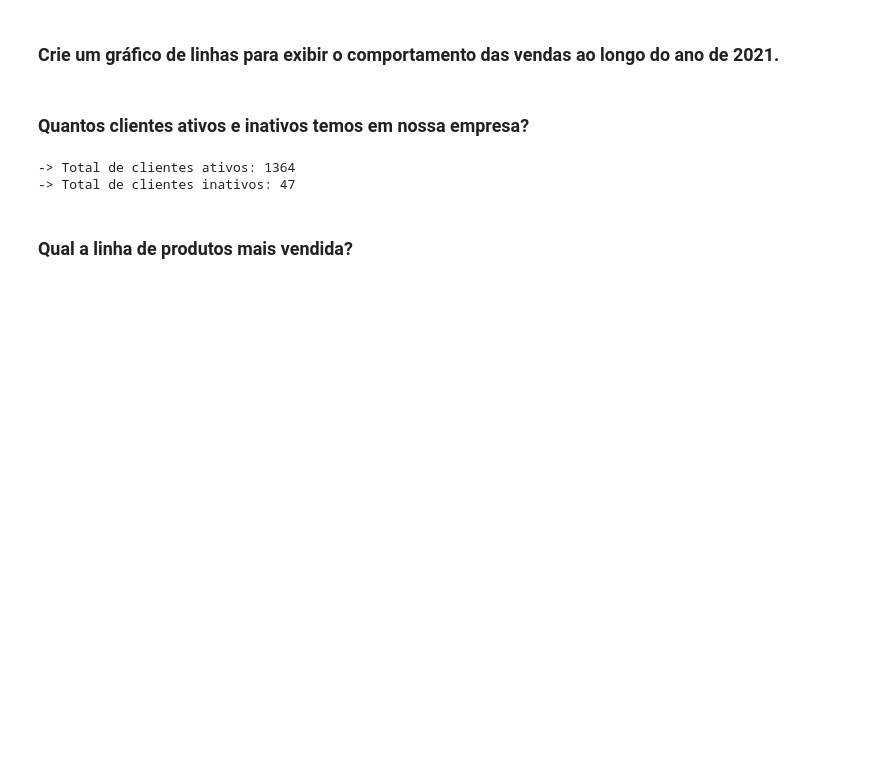
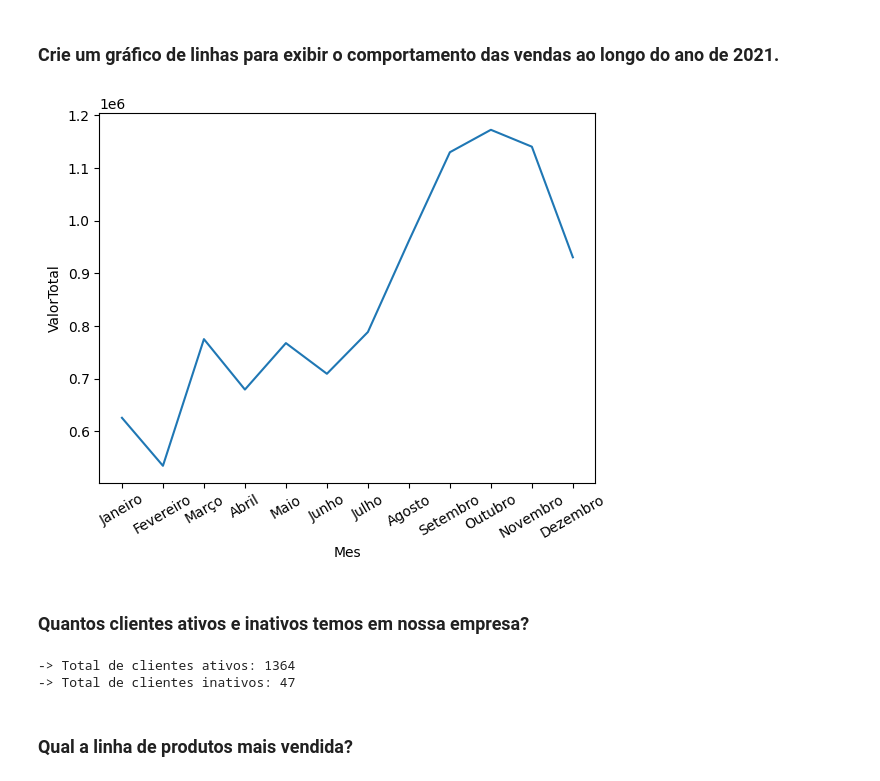
Before and after one commit to marcellu-s/SENAI-Fundamentos-BigData-Python, a Jupyter notebook: Desafio/codes/Análise Exploratória.ipynb, the cells around one changed output. Saved outputs shown, nothing was run; the diff lists cells and outputs as text; code cells hidden in the pictures; blank space fills up the shorter version.

Commit message:
:sparkles: Nova aula

```diff
--- a/Desafio/codes/Análise Exploratória.ipynb
+++ b/Desafio/codes/Análise Exploratória.ipynb
@@ -13,4 +12,6 @@ import re
 all_filenames = os.listdir('../archives/vendas/')
 
 # Combinando todos os arquivos Vendas.xlsx em um único dataframe
-combined_dataframe = pd.concat([pd.read_excel(f'../archives/vendas/{b}') for b in all_filenames])
+sales_dataframe = pd.concat([pd.read_excel(f'../archives/vendas/{b}') for b in all_filenames])
+
+dates_dataframe = pd.read_excel('../archives/Dimensões.xlsx', sheet_name='Data')
@@ -75,0 +38,14 @@ merged_dataframe
+# %%
+# Unindo o dataframe de vendas com as datas e anos
+sales_date_merged_dataframe = pd.merge(
+    sales_dataframe[['DataEmissao', 'QtdItens', 'ValorUnitario', 'Peso Líquido']],
+    dates_dataframe[['Data', 'MesNum', 'Ano', 'Mes']],
+    left_on='DataEmissao',
+    right_on='Data'
+)
+
+# Atribuindo uma nova coluna - Valor Total
+sales_date_merged_dataframe['ValorTotal'] = sales_date_merged_dataframe['QtdItens'] * sales_date_merged_dataframe['ValorUnitario']
+
+# Dataframe contendo o total de vendas por ano
+sales_per_year_dataframe = sales_date_merged_dataframe[['MesNum', 'Ano', 'ValorTotal', 'QtdItens', 'Peso Líquido']].groupby(by='Ano').agg('sum').reset_index()
@@ -76,5 +76,19 @@ merged_dataframe
 # %% [markdown]
 ### Crie um gráfico de linhas para exibir o comportamento das vendas ao longo do ano de 2021.
+# %%
+sales_in_2019_dataframe = sales_date_merged_dataframe[sales_date_merged_dataframe['Ano'] == 2018]
+
+sales_in_2019_dataframe = sales_in_2019_dataframe[['MesNum', 'Mes', 'ValorTotal']].groupby(by=['Mes', 'MesNum']).sum().sort_values(by='MesNum').reset_index()
+# %%
+sns.lineplot(data=sales_in_2019_dataframe , x="Mes", y="ValorTotal")
+
+plt.xticks(sales_in_2019_dataframe['Mes'])
+
+plt.xticks(rotation=30)
+
+plt.show()
+# %% [output]
+[figure, added]
 # %% [markdown]
 ### Quantos clientes ativos e inativos temos em nossa empresa?
 # %%
```
Also changed, not shown: parts of 23 cells of this notebook.
